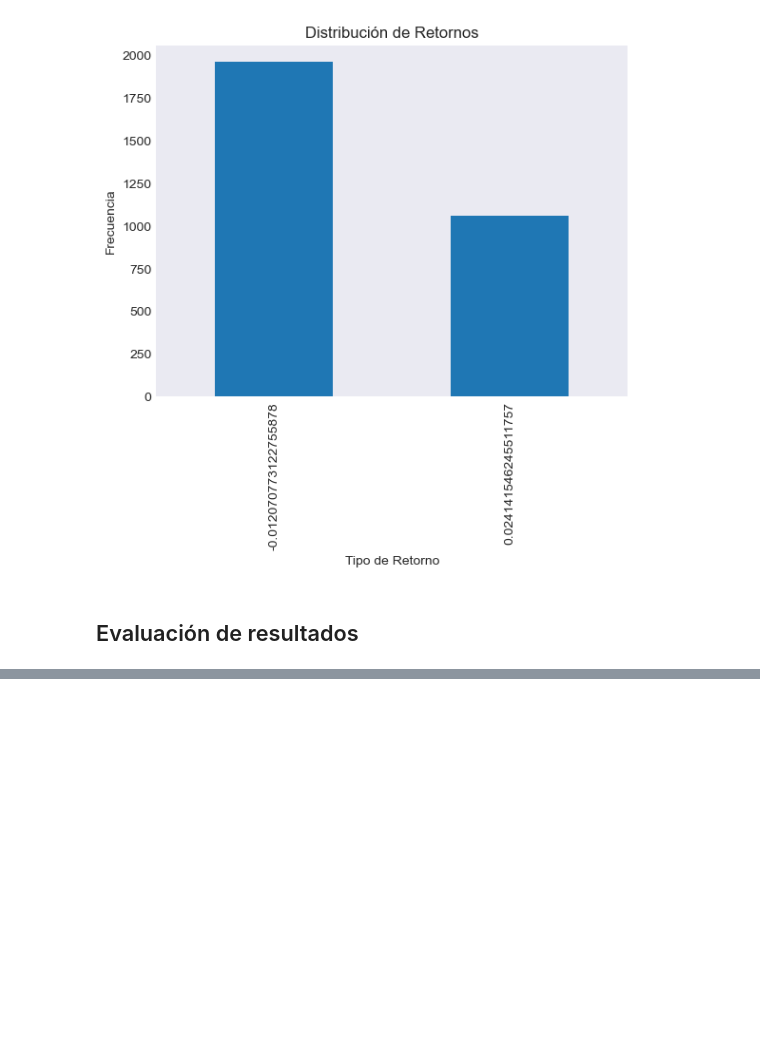
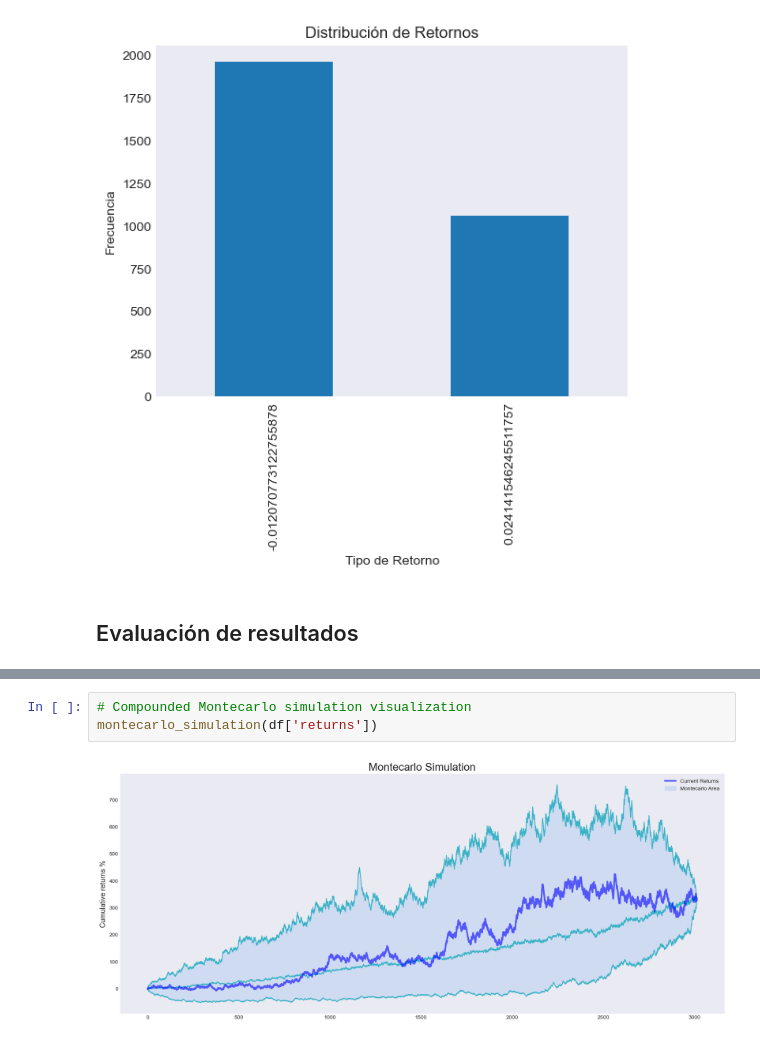
Before and after one commit to ajmtrz/portfolio_management, a Jupyter notebook: trading/alpha_system.ipynb, the cells around one changed output, grey strips where cells are left out. Drawn from its saved outputs; the diff is of its cells as text; blank space fills up the shorter version.

```diff
--- a/trading/alpha_system.ipynb
+++ b/trading/alpha_system.ipynb
@@ -168,0 +179,5 @@ static_backtest_function(weights=weights, portfolio=portfolio, benchmark=benchma
+# %%
+# Compounded Montecarlo simulation visualization
+montecarlo_simulation(df['returns'])
+# %% [output]
+[figure, added]
```
Also changed, not shown: parts of 3 cells of this notebook, 1 other file.
